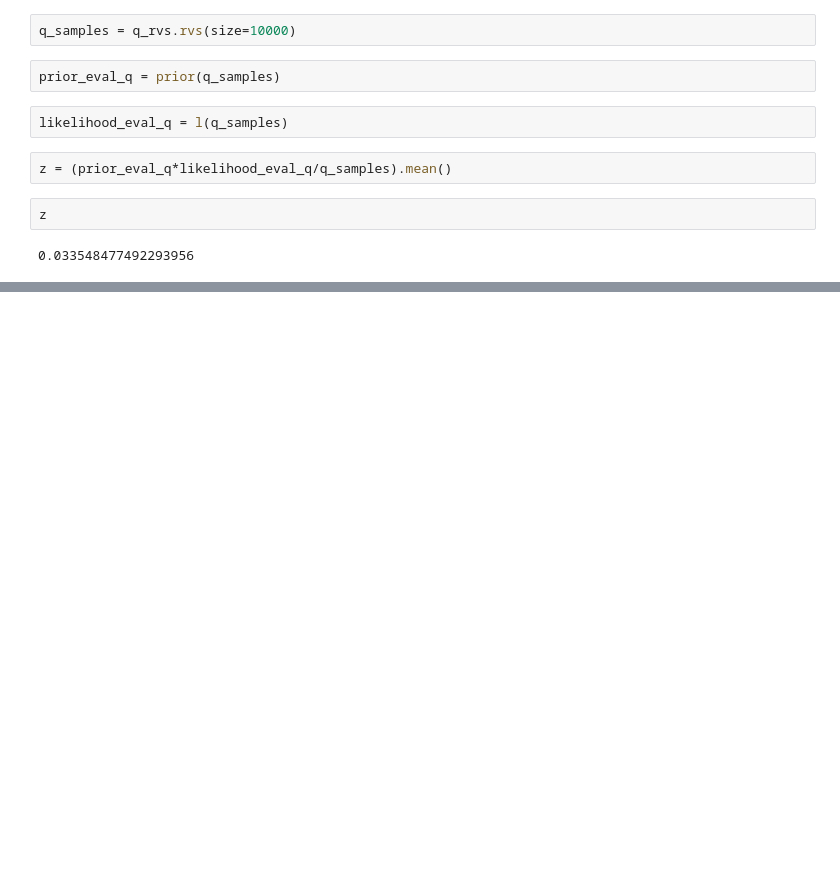
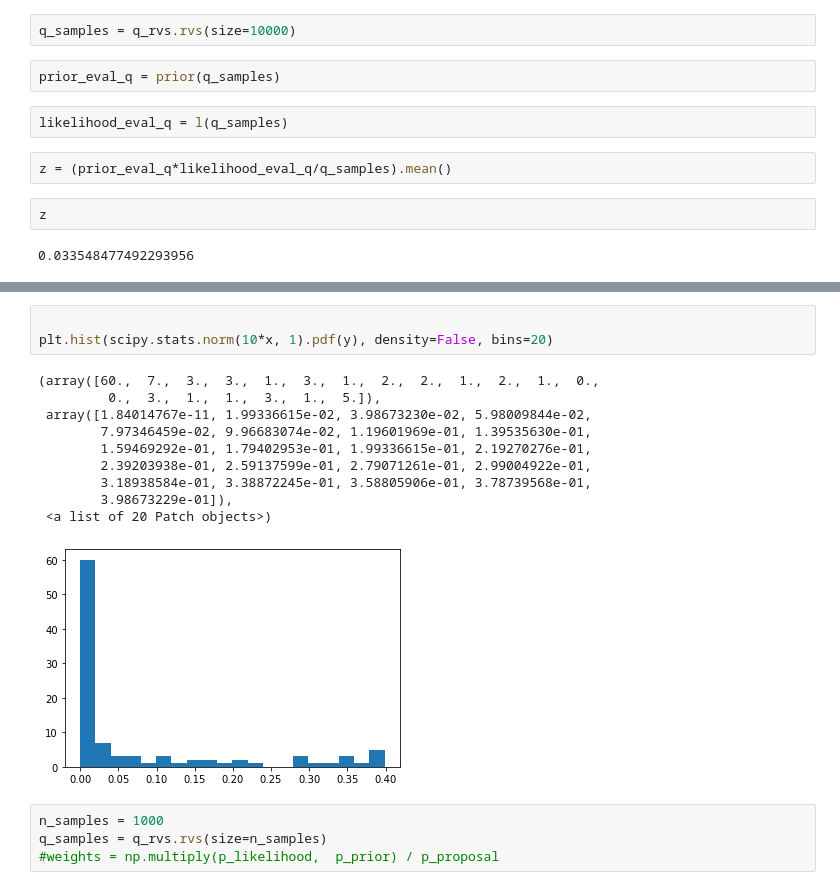
Before and after one commit to explain-ml/explain-ml-deprecated, a Jupyter notebook: notebooks/2021-March-10-importance-sampling.ipynb, the cells around one changed output, grey strips where cells are left out. Cells and saved outputs as stored; diff of their text form; blank space fills up the shorter version.

```diff
--- a/notebooks/2021-March-10-importance-sampling.ipynb
+++ b/notebooks/2021-March-10-importance-sampling.ipynb
@@ -53,0 +102,18 @@ z
+# %%
+
+plt.hist(scipy.stats.norm(10*x, 1).pdf(y), density=False, bins=20)
+# %% [output]
+(array([60.,  7.,  3.,  3.,  1.,  3.,  1.,  2.,  2.,  1.,  2.,  1.,  0.,
+         0.,  3.,  1.,  1.,  3.,  1.,  5.]),
+ array([1.84014767e-11, 1.99336615e-02, 3.98673230e-02, 5.98009844e-02,
+        7.97346459e-02, 9.96683074e-02, 1.19601969e-01, 1.39535630e-01,
+        1.59469292e-01, 1.79402953e-01, 1.99336615e-01, 2.19270276e-01,
+        2.39203938e-01, 2.59137599e-01, 2.79071261e-01, 2.99004922e-01,
+        3.18938584e-01, 3.38872245e-01, 3.58805906e-01, 3.78739568e-01,
+        3.98673229e-01]),
+ <a list of 20 Patch objects>)
+[figure, added]
+# %%
+n_samples = 1000
+q_samples = q_rvs.rvs(size=n_samples)
+#weights = np.multiply(p_likelihood,  p_prior) / p_proposal
```
Also changed, not shown: parts of 16 cells of this notebook, 1 other file.
